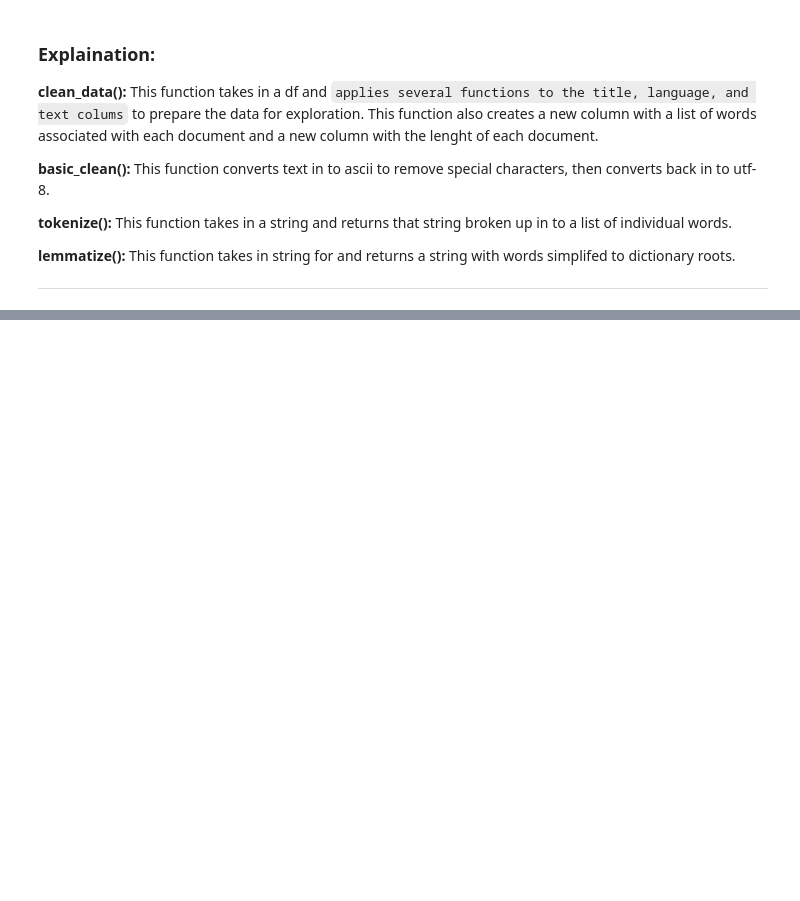
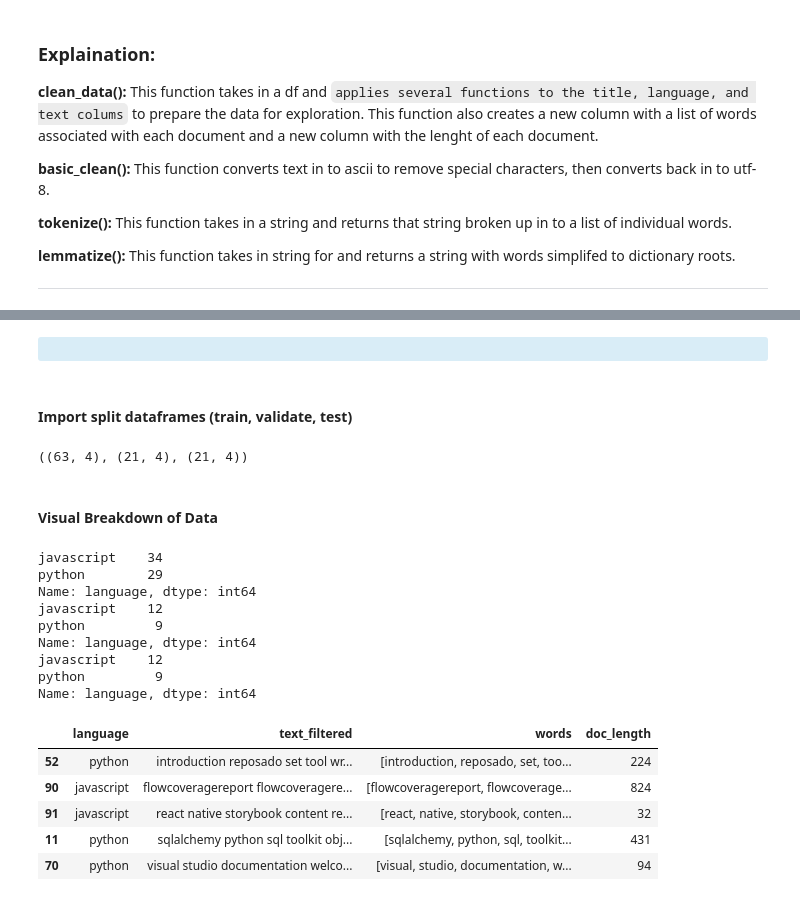
Before and after one commit to AC-Readme/nlp_project, a Jupyter notebook: final_project_notebook.ipynb, the cells around one changed output, grey strips where cells are left out. Saved outputs shown, nothing was run; the diff lists cells and outputs as text; code cells hidden in the pictures; blank space fills up the shorter version.

```diff
--- a/final_project_notebook.ipynb
+++ b/final_project_notebook.ipynb
@@ -166,0 +177,36 @@ def clean_data(df):
+# %% [markdown]
+<div class="alert alert-block alert-info"><b></b></div>
+# %% [markdown]
+#### Import split dataframes (train, validate, test)
+# %%
+urls = acquire.get_urls()
+df = acquire.get_readme_articles(urls=urls, cached=True)
+df = prepare.clean_data(df)
+train, validate, test = prepare.train_validate_test(df)
+train.shape, validate.shape, test.shape
+# %% [output]
+((63, 4), (21, 4), (21, 4))
+# %% [markdown]
+#### Visual Breakdown of Data
+# %%
+# Lets see what we are playing with
+print(train.language.value_counts())
+print(validate.language.value_counts())
+print(test.language.value_counts())
+train.head()
+# %% [output]
+javascript    34
+python        29
+Name: language, dtype: int64
+javascript    12
+python         9
+Name: language, dtype: int64
+javascript    12
+python         9
+Name: language, dtype: int64
+|  | language | text_filtered | words | doc_length |
+| 52 | python | introduction reposado set tool wr... | [introduction, reposado, set, too... | 224 |
+| 90 | javascript | flowcoveragereport flowcoveragere... | [flowcoveragereport, flowcoverage... | 824 |
+| 91 | javascript | react native storybook content re... | [react, native, storybook, conten... | 32 |
+| 11 | python | sqlalchemy python sql toolkit obj... | [sqlalchemy, python, sql, toolkit... | 431 |
+| 70 | python | visual studio documentation welco... | [visual, studio, documentation, w... | 94 |
```
Also changed, not shown: parts of 20 cells of this notebook.
